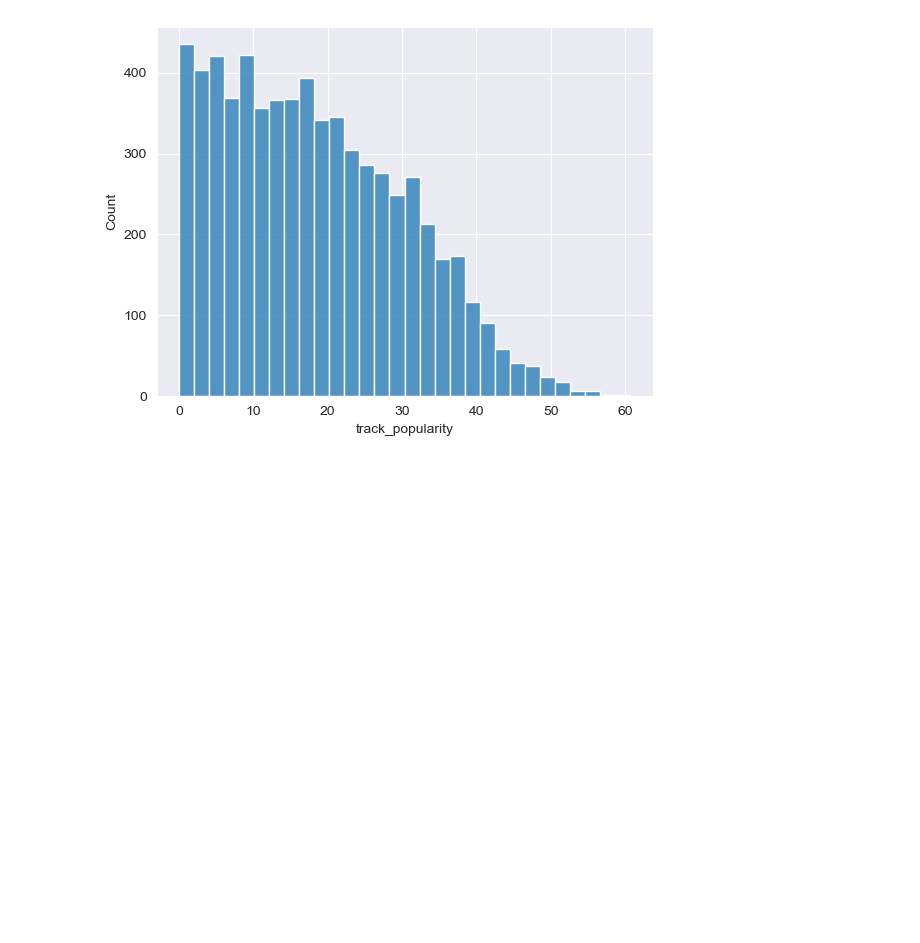
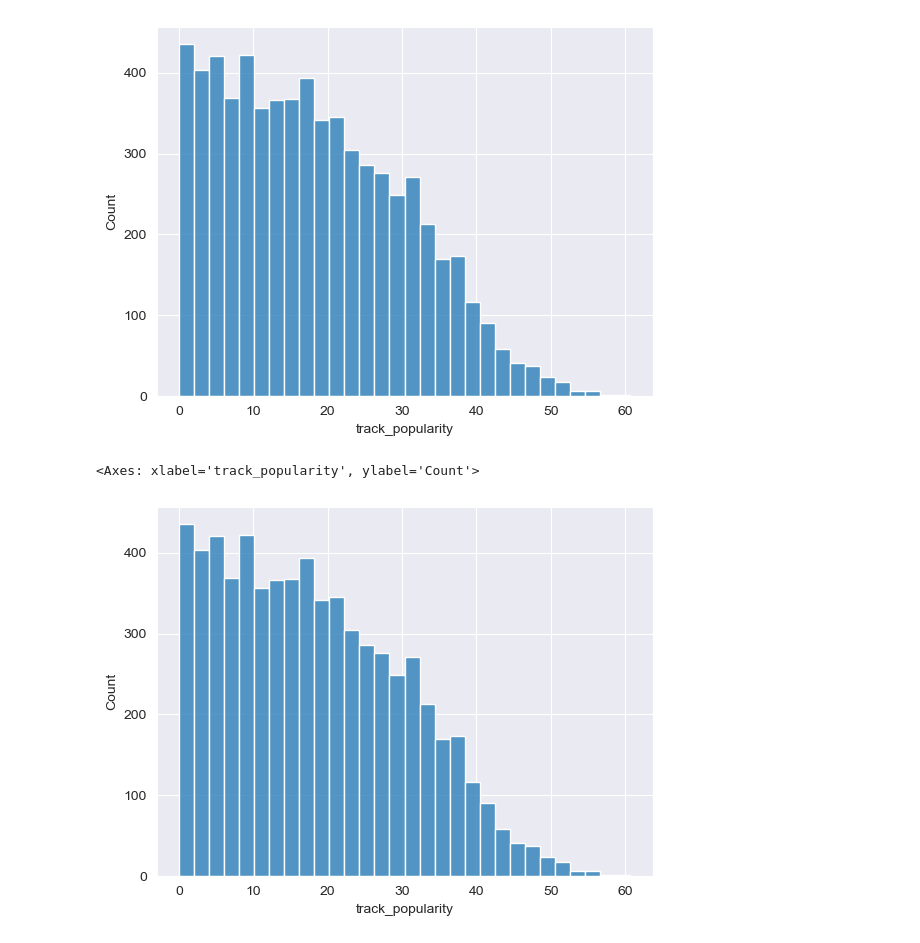
Before and after one commit to Toffuh/project-aids, a Jupyter notebook: SongPopularity.ipynb, the cells around one changed output. Drawn from its saved outputs; the diff is of its cells as text; code cells hidden in the pictures; blank space fills up the shorter version.

```diff
--- a/SongPopularity.ipynb
+++ b/SongPopularity.ipynb
@@ -151,3 +160,12 @@ sns.histplot(error)
 # %% [output]
 <Axes: xlabel='track_popularity', ylabel='Count'>
 [figure]
+# %%
+y_pred = gbr.predict(X_test)
+
+error = np.abs(y_test - y_pred)
+
+sns.histplot(error)
+# %% [output]
+<Axes: xlabel='track_popularity', ylabel='Count'>
+[figure, added]
```
Also changed, not shown: parts of 5 cells of this notebook, 3 other files.
